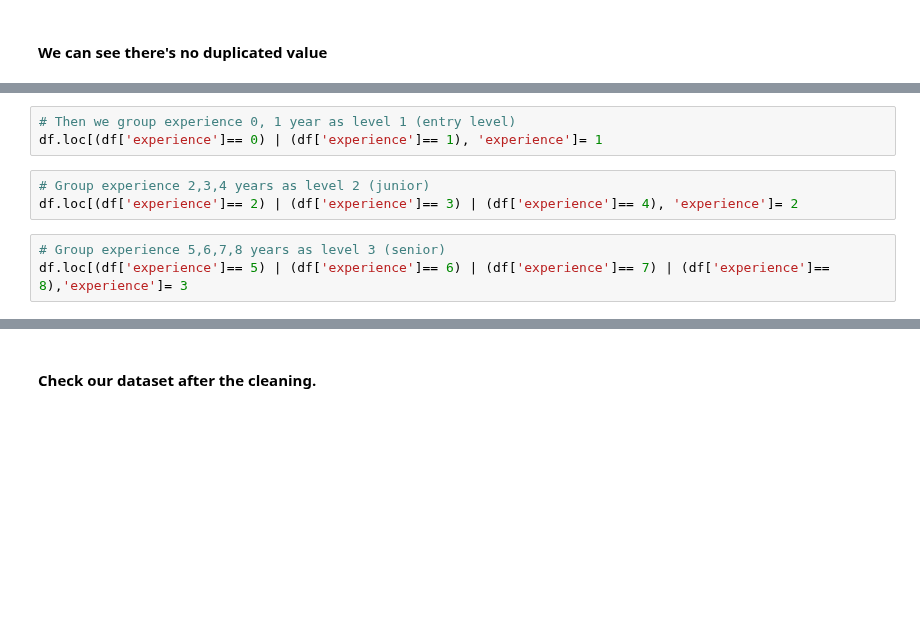
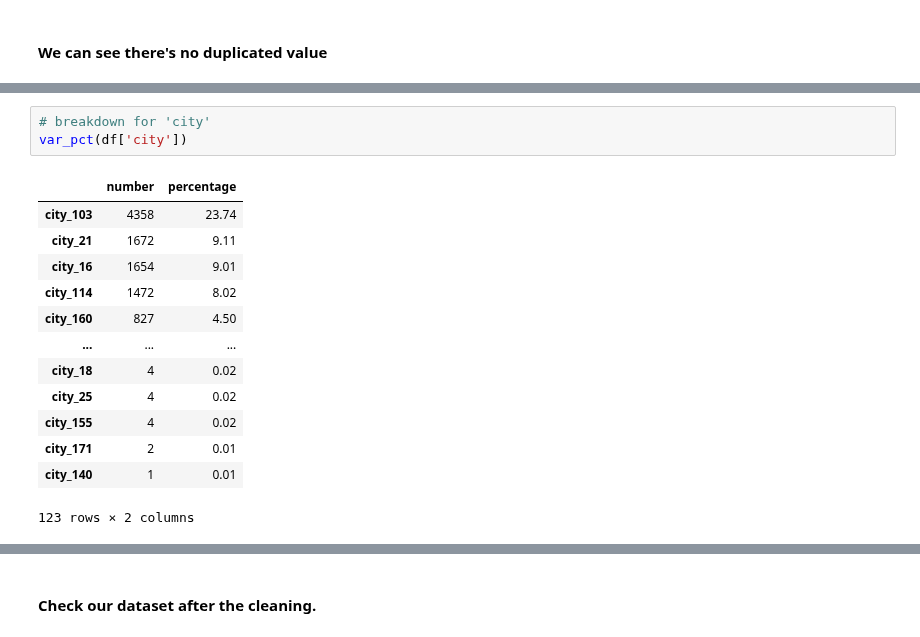
Before and after one commit to yoyo6022/Detecting_Potential_Candidate_Springboard_Capstone2, a Jupyter notebook: notebooks/04.01 - Data Wrangling.ipynb, the cells around one changed output, grey strips where cells are left out. Drawn from its saved outputs; the diff is of its cells as text; blank space fills up the shorter version.

```diff
--- a/notebooks/04.01 - Data Wrangling.ipynb
+++ b/notebooks/04.01 - Data Wrangling.ipynb
@@ -553,9 +268,0 @@ sorted(df['experience'].unique())
-# %%
-# Then we group experience 0, 1 year as level 1 (entry level)
-df.loc[(df['experience']== 0) | (df['experience']== 1), 'experience']= 1
-# %%
-# Group experience 2,3,4 years as level 2 (junior)
-df.loc[(df['experience']== 2) | (df['experience']== 3) | (df['experience']== 4), 'experience']= 2
-# %%
-# Group experience 5,6,7,8 years as level 3 (senior)
-df.loc[(df['experience']== 5) | (df['experience']== 6) | (df['experience']== 7) | (df['experience']== 8),'experience']= 3
@@ -564,0 +323,17 @@ df.loc[df['experience'] >= 9, 'experience'] = 4
+# %%
+# breakdown for 'city'
+var_pct(df['city'])
+# %% [output]
+|  | number | percentage |
+| city_103 | 4358 | 23.74 |
+| city_21 | 1672 | 9.11 |
+| city_16 | 1654 | 9.01 |
+| city_114 | 1472 | 8.02 |
+| city_160 | 827 | 4.50 |
+| ... | ... | ... |
+| city_18 | 4 | 0.02 |
+| city_25 | 4 | 0.02 |
+| city_155 | 4 | 0.02 |
+| city_171 | 2 | 0.01 |
+| city_140 | 1 | 0.01 |
+123 rows × 2 columns
```
Also changed, not shown: parts of 132 cells of this notebook.
